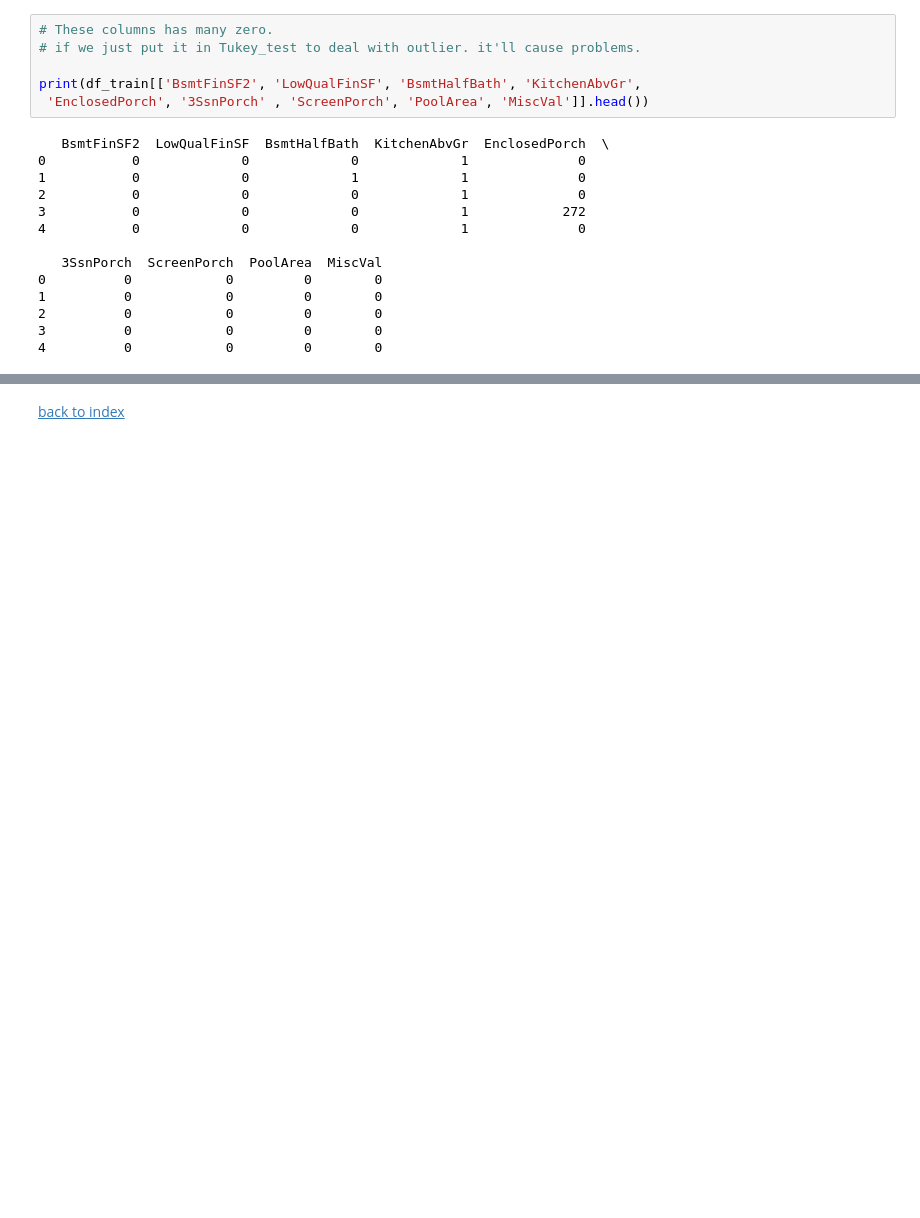
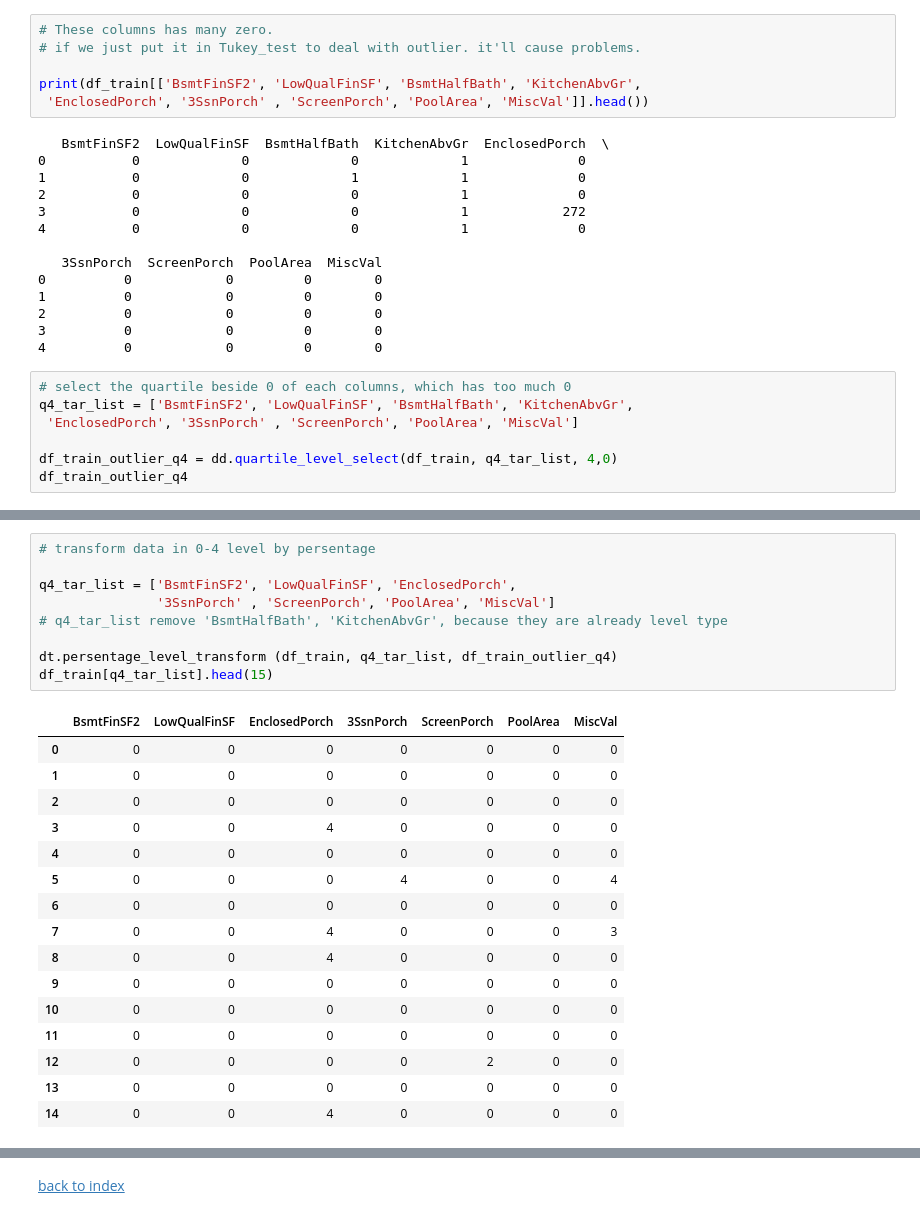
Before and after one commit to s1002574/Kaggle-House_Prices_Advanced_Regression_Techniques, a Jupyter notebook: report/data_cleaning.ipynb, the cells around one changed output, grey strips where cells are left out. Saved outputs shown, nothing was run; the diff lists cells and outputs as text; blank space fills up the shorter version.

```diff
--- a/report/data_cleaning.ipynb
+++ b/report/data_cleaning.ipynb
@@ -205,3 +209,10 @@ print(df_train[['BsmtFinSF2', 'LowQualFinSF', 'BsmtHalfBath', 'KitchenAbvGr',
 2          0            0         0        0
 3          0            0         0        0
 4          0            0         0        0
+# %%
+# select the quartile beside 0 of each columns, which has too much 0
+q4_tar_list = ['BsmtFinSF2', 'LowQualFinSF', 'BsmtHalfBath', 'KitchenAbvGr',
+ 'EnclosedPorch', '3SsnPorch' , 'ScreenPorch', 'PoolArea', 'MiscVal']
+
+df_train_outlier_q4 = dd.quartile_level_select(df_train, q4_tar_list, 4,0)
+df_train_outlier_q4
@@ -208,3 +229,29 @@ print(df_train[['BsmtFinSF2', 'LowQualFinSF', 'BsmtHalfBath', 'KitchenAbvGr',
+# %%
+# transform data in 0-4 level by persentage
+
+q4_tar_list = ['BsmtFinSF2', 'LowQualFinSF', 'EnclosedPorch',
+               '3SsnPorch' , 'ScreenPorch', 'PoolArea', 'MiscVal']
+# q4_tar_list remove 'BsmtHalfBath', 'KitchenAbvGr', because they are already level type
+
+dt.persentage_level_transform (df_train, q4_tar_list, df_train_outlier_q4)
+df_train[q4_tar_list].head(15)
+# %% [output]
+|  | BsmtFinSF2 | LowQualFinSF | EnclosedPorch | 3SsnPorch | ScreenPorch | PoolArea | MiscVal |
+| 0 | 0 | 0 | 0 | 0 | 0 | 0 | 0 |
+| 1 | 0 | 0 | 0 | 0 | 0 | 0 | 0 |
+| 2 | 0 | 0 | 0 | 0 | 0 | 0 | 0 |
+| 3 | 0 | 0 | 4 | 0 | 0 | 0 | 0 |
+| 4 | 0 | 0 | 0 | 0 | 0 | 0 | 0 |
+| 5 | 0 | 0 | 0 | 4 | 0 | 0 | 4 |
+| 6 | 0 | 0 | 0 | 0 | 0 | 0 | 0 |
+| 7 | 0 | 0 | 4 | 0 | 0 | 0 | 3 |
+| 8 | 0 | 0 | 4 | 0 | 0 | 0 | 0 |
+| 9 | 0 | 0 | 0 | 0 | 0 | 0 | 0 |
+| 10 | 0 | 0 | 0 | 0 | 0 | 0 | 0 |
+| 11 | 0 | 0 | 0 | 0 | 0 | 0 | 0 |
+| 12 | 0 | 0 | 0 | 0 | 2 | 0 | 0 |
+| 13 | 0 | 0 | 0 | 0 | 0 | 0 | 0 |
+| 14 | 0 | 0 | 4 | 0 | 0 | 0 | 0 |
 # %%
 # outlier
 tar_list=['SalePrice', 'LotArea', 'BsmtFinSF1', 'BsmtUnfSF', 'TotalBsmtSF',
```
Also changed, not shown: parts of 26 cells of this notebook, 8 other files.
